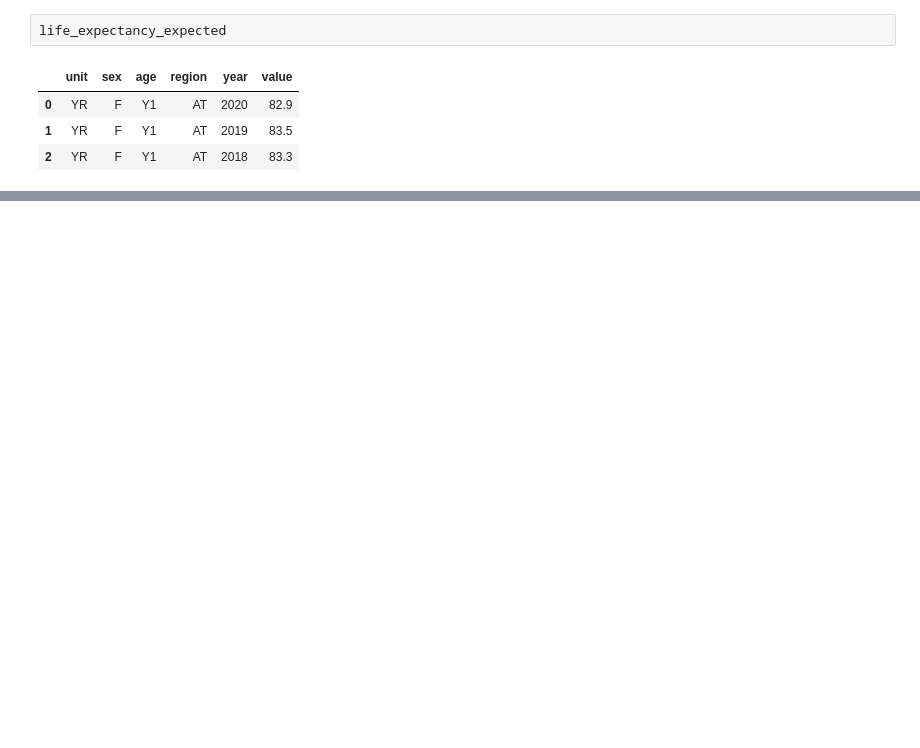
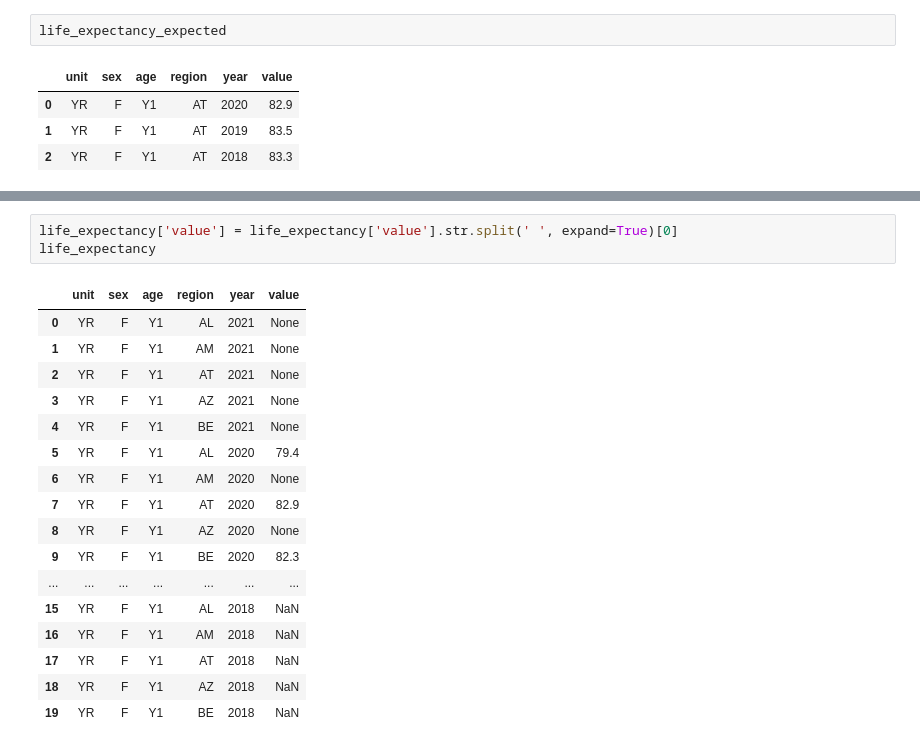
Before and after one commit to gabrieldiasmp/faast-foundations, a Jupyter notebook: assignments/sandbox.ipynb, the cells around one changed output, grey strips where cells are left out. Drawn from its saved outputs; the diff is of its cells as text; blank space fills up the shorter version.

```diff
--- a/assignments/sandbox.ipynb
+++ b/assignments/sandbox.ipynb
@@ -326,0 +384,21 @@ pd.testing.assert_frame_equal(
+# %%
+life_expectancy['value'] = life_expectancy['value'].str.split(' ', expand=True)[0]
+life_expectancy
+# %% [output]
+|  | unit | sex | age | region | year | value |
+| 0 | YR | F | Y1 | AL | 2021 | None |
+| 1 | YR | F | Y1 | AM | 2021 | None |
+| 2 | YR | F | Y1 | AT | 2021 | None |
+| 3 | YR | F | Y1 | AZ | 2021 | None |
+| 4 | YR | F | Y1 | BE | 2021 | None |
+| 5 | YR | F | Y1 | AL | 2020 | 79.4 |
+| 6 | YR | F | Y1 | AM | 2020 | None |
+| 7 | YR | F | Y1 | AT | 2020 | 82.9 |
+| 8 | YR | F | Y1 | AZ | 2020 | None |
+| 9 | YR | F | Y1 | BE | 2020 | 82.3 |
+| ... | ... | ... | ... | ... | ... | ... |
+| 15 | YR | F | Y1 | AL | 2018 | NaN |
+| 16 | YR | F | Y1 | AM | 2018 | NaN |
+| 17 | YR | F | Y1 | AT | 2018 | NaN |
+| 18 | YR | F | Y1 | AZ | 2018 | NaN |
+| 19 | YR | F | Y1 | BE | 2018 | NaN |
```
Also changed, not shown: parts of 19 cells of this notebook, 5 other files.
